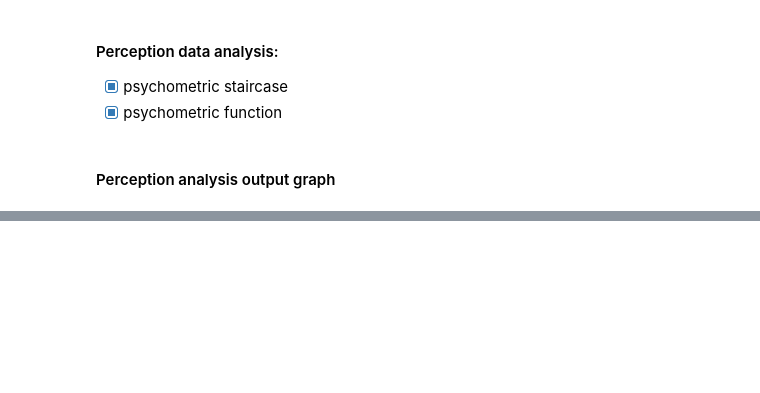
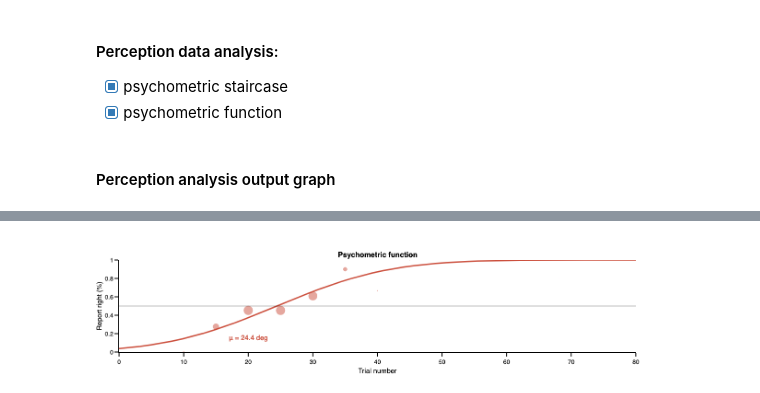
Before and after one commit to mszinte/DoubleDrift, a Jupyter notebook: stats/perception_figures.ipynb, the cells around one changed output, grey strips where cells are left out. Saved outputs shown, nothing was run; the diff lists cells and outputs as text; code cells hidden in the pictures; blank space fills up the shorter version.

```diff
--- a/stats/perception_figures.ipynb
+++ b/stats/perception_figures.ipynb
@@ -136,41 +138,43 @@ df_pf_value['report_right_num_norm'] = np.array((df_pf_value.report_right_num-np
 
 # compute psychometric function
 # Parameter bounds are in the form [bias, threshold, lapse]
-params = {'parmin': np.array([-100., 0., 0.]), # The minimum allowable parameter values
-          'parmax': np.array([0., 40., 0.2]), # The maximum allowable parameter values
-          'parstart': np.array([-40, 10., 0.1]), # Non-zero starting parameters, used to try to avoid local minima
+params = {'parmin': np.array([0., 0., 0.]), # The minimum allowable parameter values
+          'parmax': np.array([100., 40., 0.2]), # The maximum allowable parameter values
+          'parstart': np.array([40, 10., 0.1]), # Non-zero starting parameters, used to try to avoid local minima
           'nfits': 30} # The number of fits to run
 
 data = np.vstack((np.array(df_pf_value.angle_test),
                   np.array(df_pf_value.report_right_num),
                   np.array(df_pf_value.report_right_prct)
                   ))
 pars, L = psy.mle_fit_psycho(data, 'erf_psycho', **params)
-fit_x = np.linspace(-80,0,50)
+fit_x = np.linspace(0,80,50)
 fit_y = psy.erf_psycho(pars, fit_x)
 fig.append_trace(go.Scatter(x=fit_x, y=fit_y,
                             mode='lines', marker_color=colors_panel[7], marker_opacity=1,
                             line_width=3, marker_symbol='circle'), row=1, col=1)
-fig.append_trace(go.Scatter(x=[-20], y=[0.15], mode="text", text="μ = {:2.1f} deg".format(pars[0]),
+fig.append_trace(go.Scatter(x=[20], y=[0.15], mode="text", text="μ = {:2.1f} deg".format(pars[0]),
                          textfont_color=colors_panel[7], textfont_size=15), row=1, col=1)
 
 # plot dots
 fig.append_trace(go.Scatter(x=df_pf_value.angle_test,
                             y=df_pf_value.report_right_prct,
                             marker_size=df_pf_value.report_right_num_norm*20,
                             mode='markers', marker_color=colors_panel[7], marker_opacity=0.5, line_width=3,
                             marker_line_width=0, marker_symbol='circle'), row=1, col=1)
 fig.add_hline(y=0.5, opacity=0.25, row=1, col=1)
 
 # axes settings
 for row in np.arange(rows):
     for col in np.arange(cols):
         fig.update_xaxes(visible=True, ticklen=8, linewidth=template_specs['axes_width'],
-                         range=[-80, 0], title='Trial number', row=row+1, col=col+1)
+                         range=[0,80], title='Trial number', row=row+1, col=col+1)
         fig.update_yaxes(visible=True, ticklen=8, linewidth=template_specs['axes_width'],
                          title='Report right (%)', range=[0,1], row=row+1, col=col+1)
 fig.layout.update(template=fig_template, width=fig_width, height=fig_height, margin_l=50,
                   margin_r=200, margin_t=50, margin_b=50,  showlegend=False)
 fig.show()
 if not os.path.exists(fig_dir):os.mkdir(fig_dir)
 fig.write_image('{}/{}_pfun.pdf'.format(fig_dir, subject))
+# %% [output]
+[figure, added]
```
Also changed, not shown: parts of 1 cell of this notebook, 13 other files.
